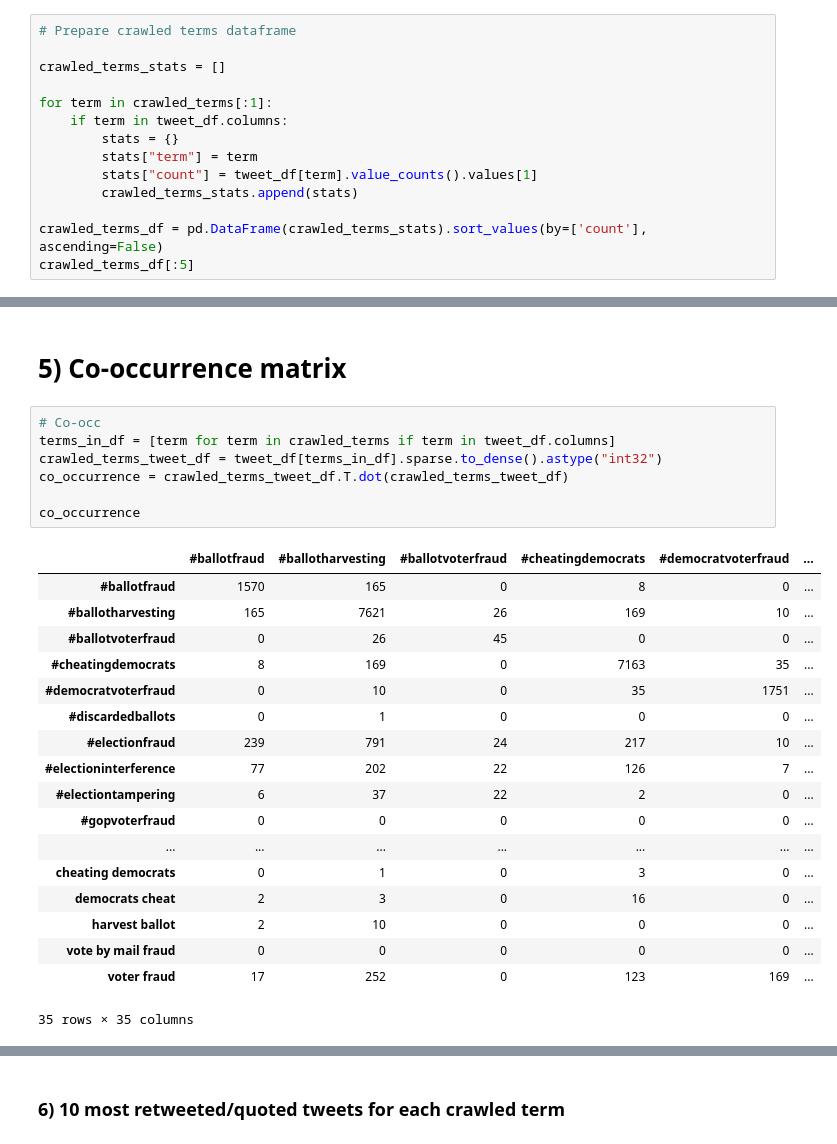
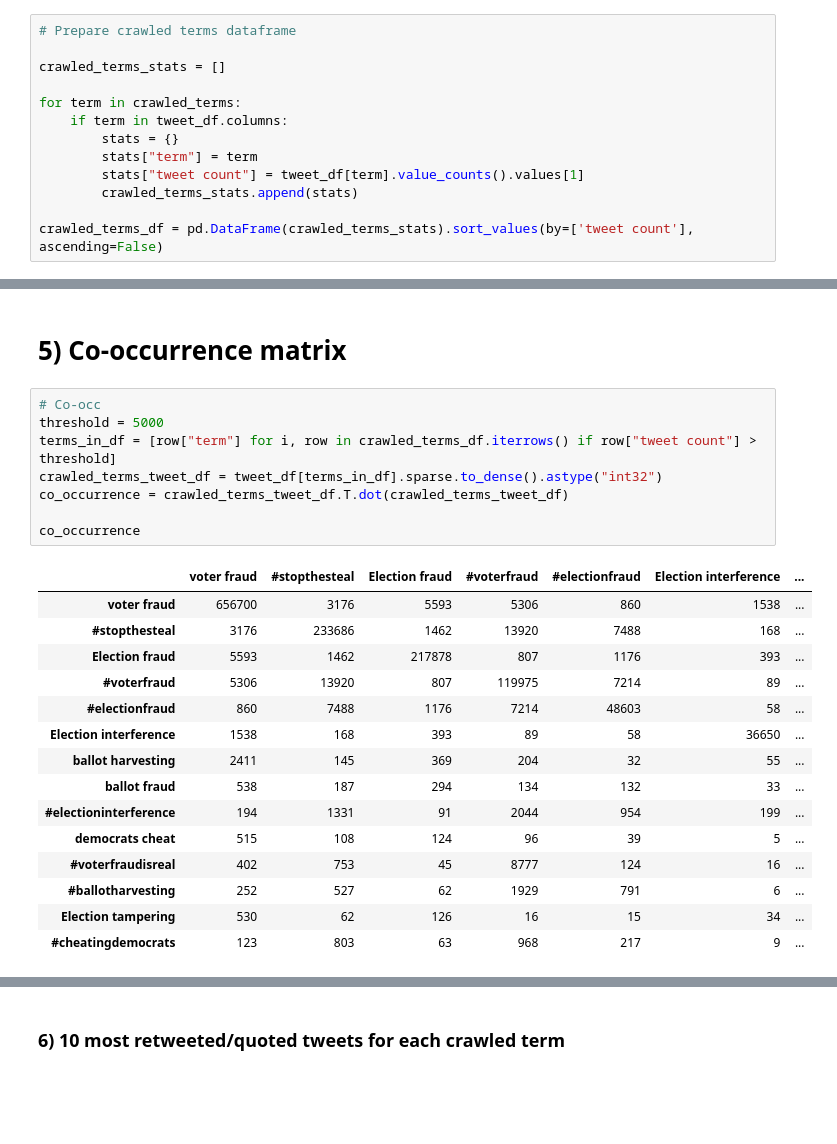
Before and after one commit to sTechLab/VoterFraud2020-analysis, a Jupyter notebook: notebooks/initial_exploration.ipynb, the cells around one changed output, grey strips where cells are left out. Cells and saved outputs as stored; diff of their text form; blank space fills up the shorter version.

```diff
--- a/notebooks/initial_exploration.ipynb
+++ b/notebooks/initial_exploration.ipynb
@@ -255,12 +255,11 @@ crawled_terms
 
 crawled_terms_stats = []
 
-for term in crawled_terms[:1]:
+for term in crawled_terms:
     if term in tweet_df.columns:
         stats = {}
         stats["term"] = term
-        stats["count"] = tweet_df[term].value_counts().values[1]
+        stats["tweet count"] = tweet_df[term].value_counts().values[1]
         crawled_terms_stats.append(stats)
 
-crawled_terms_df = pd.DataFrame(crawled_terms_stats).sort_values(by=['count'], ascending=False)
-crawled_terms_df[:5]
+crawled_terms_df = pd.DataFrame(crawled_terms_stats).sort_values(by=['tweet count'], ascending=False)
@@ -290,30 +286,28 @@ sns.barplot()
 # 5) Co-occurrence matrix
 # %%
 # Co-occ
-terms_in_df = [term for term in crawled_terms if term in tweet_df.columns]
+threshold = 5000
+terms_in_df = [row["term"] for i, row in crawled_terms_df.iterrows() if row["tweet count"] > threshold]
 crawled_terms_tweet_df = tweet_df[terms_in_df].sparse.to_dense().astype("int32")
 co_occurrence = crawled_terms_tweet_df.T.dot(crawled_terms_tweet_df)
 
 co_occurrence
 # %% [output]
-|  | #ballotfraud | #ballotharvesting | #ballotvoterfraud | #cheatingdemocrats | #democratvoterfraud | ... |
-| #ballotfraud | 1570 | 165 | 0 | 8 | 0 | ... |
-| #ballotharvesting | 165 | 7621 | 26 | 169 | 10 | ... |
-| #ballotvoterfraud | 0 | 26 | 45 | 0 | 0 | ... |
-| #cheatingdemocrats | 8 | 169 | 0 | 7163 | 35 | ... |
-| #democratvoterfraud | 0 | 10 | 0 | 35 | 1751 | ... |
-| #discardedballots | 0 | 1 | 0 | 0 | 0 | ... |
-| #electionfraud | 239 | 791 | 24 | 217 | 10 | ... |
-| #electioninterference | 77 | 202 | 22 | 126 | 7 | ... |
-| #electiontampering | 6 | 37 | 22 | 2 | 0 | ... |
-| #gopvoterfraud | 0 | 0 | 0 | 0 | 0 | ... |
-| ... | ... | ... | ... | ... | ... | ... |
-| cheating democrats | 0 | 1 | 0 | 3 | 0 | ... |
-| democrats cheat | 2 | 3 | 0 | 16 | 0 | ... |
-| harvest ballot | 2 | 10 | 0 | 0 | 0 | ... |
-| vote by mail fraud | 0 | 0 | 0 | 0 | 0 | ... |
-| voter fraud | 17 | 252 | 0 | 123 | 169 | ... |
+|  | voter fraud | #stopthesteal | Election fraud | #voterfraud | #electionfraud | Election interference | ... |
+| voter fraud | 656700 | 3176 | 5593 | 5306 | 860 | 1538 | ... |
+| #stopthesteal | 3176 | 233686 | 1462 | 13920 | 7488 | 168 | ... |
+| Election fraud | 5593 | 1462 | 217878 | 807 | 1176 | 393 | ... |
+| #voterfraud | 5306 | 13920 | 807 | 119975 | 7214 | 89 | ... |
+| #electionfraud | 860 | 7488 | 1176 | 7214 | 48603 | 58 | ... |
+| Election interference | 1538 | 168 | 393 | 89 | 58 | 36650 | ... |
+| ballot harvesting | 2411 | 145 | 369 | 204 | 32 | 55 | ... |
+| ballot fraud | 538 | 187 | 294 | 134 | 132 | 33 | ... |
+| #electioninterference | 194 | 1331 | 91 | 2044 | 954 | 199 | ... |
+| democrats cheat | 515 | 108 | 124 | 96 | 39 | 5 | ... |
+| #voterfraudisreal | 402 | 753 | 45 | 8777 | 124 | 16 | ... |
+| #ballotharvesting | 252 | 527 | 62 | 1929 | 791 | 6 | ... |
+| Election tampering | 530 | 62 | 126 | 16 | 15 | 34 | ... |
+| #cheatingdemocrats | 123 | 803 | 63 | 968 | 217 | 9 | ... |
-35 rows × 35 columns
 # %%
 co_occurrence_diagonal = np.diagonal(co_occurrence)
 
```
Also changed, not shown: parts of 6 cells of this notebook, 6 other files.
